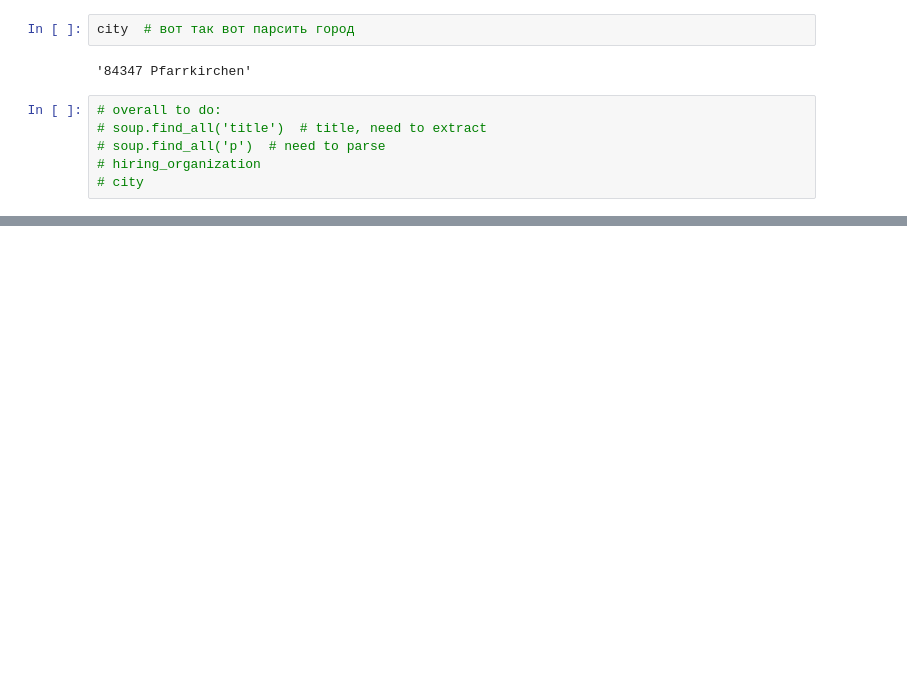
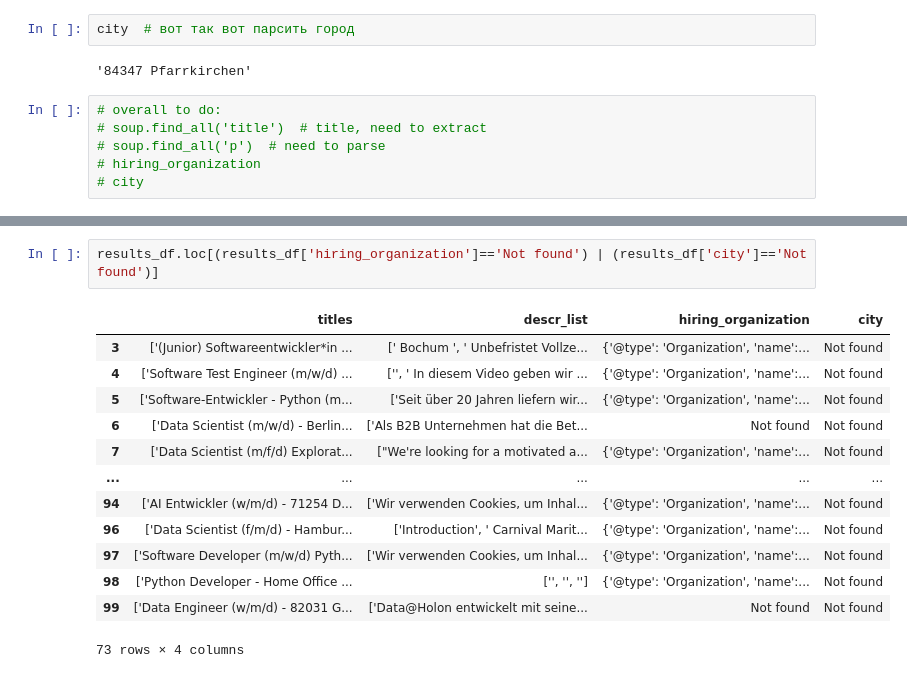
Before and after one commit to damnpav/arbeite_parser, a Jupyter notebook: notebooks/jobs_analysis270623.ipynb, the cells around one changed output, grey strips where cells are left out. Saved outputs shown, nothing was run; the diff lists cells and outputs as text; blank space fills up the shorter version.

```diff
--- a/notebooks/jobs_analysis270623.ipynb
+++ b/notebooks/jobs_analysis270623.ipynb
@@ -377,0 +464,16 @@ city  # вот так вот парсить город
+# %%
+results_df.loc[(results_df['hiring_organization']=='Not found') | (results_df['city']=='Not found')]
+# %% [output]
+|  | titles | descr_list | hiring_organization | city |
+| 3 | ['(Junior) Softwareentwickler*in ... | [' Bochum ', ' Unbefristet Vollze... | {'@type': 'Organization', 'name':... | Not found |
+| 4 | ['Software Test Engineer (m/w/d) ... | ['', ' In diesem Video geben wir ... | {'@type': 'Organization', 'name':... | Not found |
+| 5 | ['Software-Entwickler - Python (m... | ['Seit über 20 Jahren liefern wir... | {'@type': 'Organization', 'name':... | Not found |
+| 6 | ['Data Scientist (m/w/d) - Berlin... | ['Als B2B Unternehmen hat die Bet... | Not found | Not found |
+| 7 | ['Data Scientist (m/f/d) Explorat... | ["We're looking for a motivated a... | {'@type': 'Organization', 'name':... | Not found |
+| ... | ... | ... | ... | ... |
+| 94 | ['AI Entwickler (w/m/d) - 71254 D... | ['Wir verwenden Cookies, um Inhal... | {'@type': 'Organization', 'name':... | Not found |
+| 96 | ['Data Scientist (f/m/d) - Hambur... | ['Introduction', ' Carnival Marit... | {'@type': 'Organization', 'name':... | Not found |
+| 97 | ['Software Developer (m/w/d) Pyth... | ['Wir verwenden Cookies, um Inhal... | {'@type': 'Organization', 'name':... | Not found |
+| 98 | ['Python Developer - Home Office ... | ['', '', ''] | {'@type': 'Organization', 'name':... | Not found |
+| 99 | ['Data Engineer (w/m/d) - 82031 G... | ['Data@Holon entwickelt mit seine... | Not found | Not found |
+73 rows × 4 columns
```
Also changed, not shown: parts of 17 cells of this notebook.
